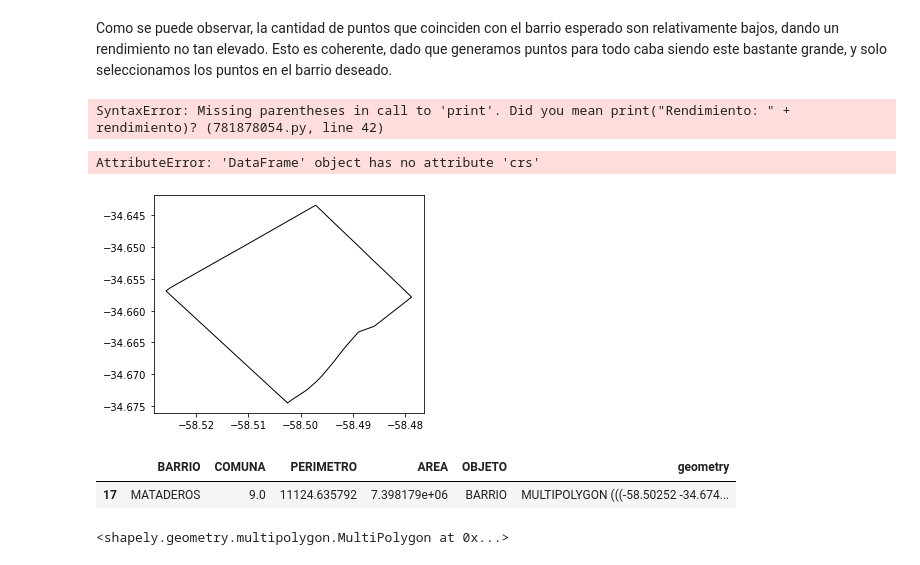
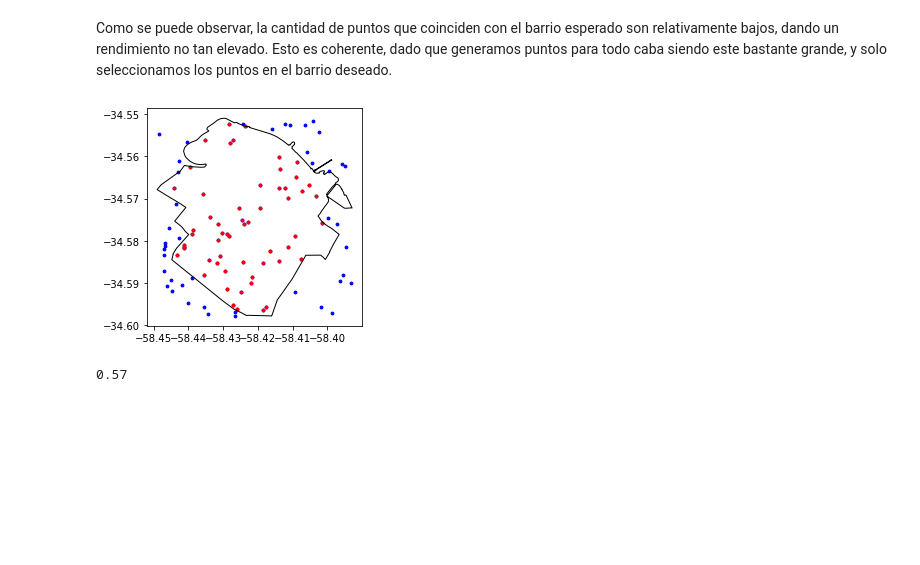
Before and after one commit to delpinor/tp-simulacion, a Jupyter notebook: TP1/ej_01.ipynb, the cells around one changed output. Saved outputs shown, nothing was run; the diff lists cells and outputs as text; code cells hidden in the pictures; blank space fills up the shorter version.

Commit message:
pequeño bug al momento de plotear un barrio

```diff
--- a/TP1/ej_01.ipynb
+++ b/TP1/ej_01.ipynb
@@ -1055,8 +1069,8 @@ def generar_puntos_en_un_barrio(barrio, cant_puntos, filtrar_fallido = False):
     caba = gpd.GeoDataFrame.from_file('caba_barrios.json')
 
     #ploteo solo el barrio que quiero
-    barrio = caba[caba['BARRIO'] == barrio]
-    base = barrio.boundary.plot(linewidth=1, edgecolor="black")
+    mapa_barrio = caba[caba['BARRIO'] == barrio]
+    base = mapa_barrio.boundary.plot(linewidth=1, edgecolor="black")
 
     #me quedo con el barrio especifico
     df_barrio = df_capital_federal[df_capital_federal['barrio'] == barrio]
@@ -1076,14 +1090,14 @@ def generar_puntos_en_un_barrio(barrio, cant_puntos, filtrar_fallido = False):
     df = pd.DataFrame({'latitud':lat, 'longitud':lon})
     df['coords'] = list(zip(df['latitud'],df['longitud']))
     df['coords'] = df['coords'].apply(Point)
-    puntos_aleatorios = gpd.GeoDataFrame(df, geometry='coords',crs=barrio.crs)
+    puntos_aleatorios = gpd.GeoDataFrame(df, geometry='coords',crs=mapa_barrio.crs)
 
     pointInPolys = gpd.tools.sjoin(puntos_aleatorios, caba, predicate="within", how='left')
 
     puntos_barrio = puntos_aleatorios[pointInPolys.BARRIO==barrio]
 
     if not filtrar_fallido:
-        puntos_aleatorios.plot(ax= base,linewidth=1, color="blue", markersize=1)
+        puntos_aleatorios.plot(ax = base,linewidth=1, color="blue", markersize=8)
 
     puntos_barrio.plot(ax = base,linewidth=1, color="red", markersize=8)
 
@@ -1092,20 +1106,3 @@ def generar_puntos_en_un_barrio(barrio, cant_puntos, filtrar_fallido = False):
 
     plt.show()
     return rendimiento
-# %% [output]
-SyntaxError: Missing parentheses in call to 'print'. Did you mean print("Rendimiento: " + rendimiento)? (781878054.py, line 42)
-# %%
-generar_puntos_en_un_barrio("MATADEROS", 50)
-# %% [output]
-AttributeError: 'DataFrame' object has no attribute 'crs'
-[figure, removed]
-# %%
-mataderos = caba[caba['BARRIO'] == "MATADEROS"]
-mataderos
-# %% [output]
-|  | BARRIO | COMUNA | PERIMETRO | AREA | OBJETO | geometry |
-| 17 | MATADEROS | 9.0 | 11124.635792 | 7.398179e+06 | BARRIO | MULTIPOLYGON (((-58.50252 -34.674... |
-# %%
-caba._get_value(mataderos.index[0],'geometry')
-# %% [output]
-<shapely.geometry.multipolygon.MultiPolygon at 0x...>
@@ -1113,0 +1109,5 @@ caba._get_value(mataderos.index[0],'geometry')
+# %%
+generar_puntos_en_un_barrio("PALERMO", 100)
+# %% [output]
+[figure, added]
+0.57
```
Also changed, not shown: parts of 2 cells of this notebook.
